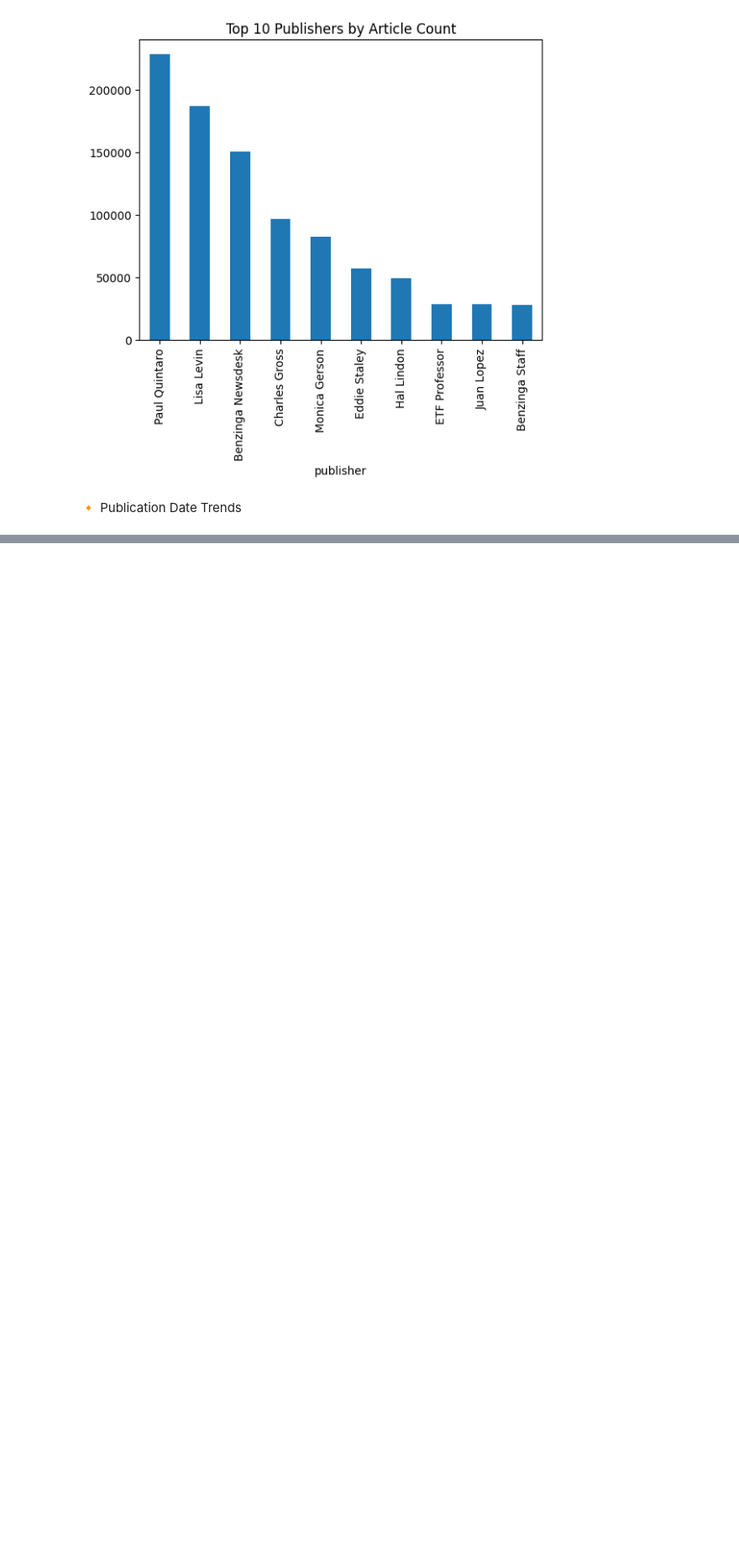
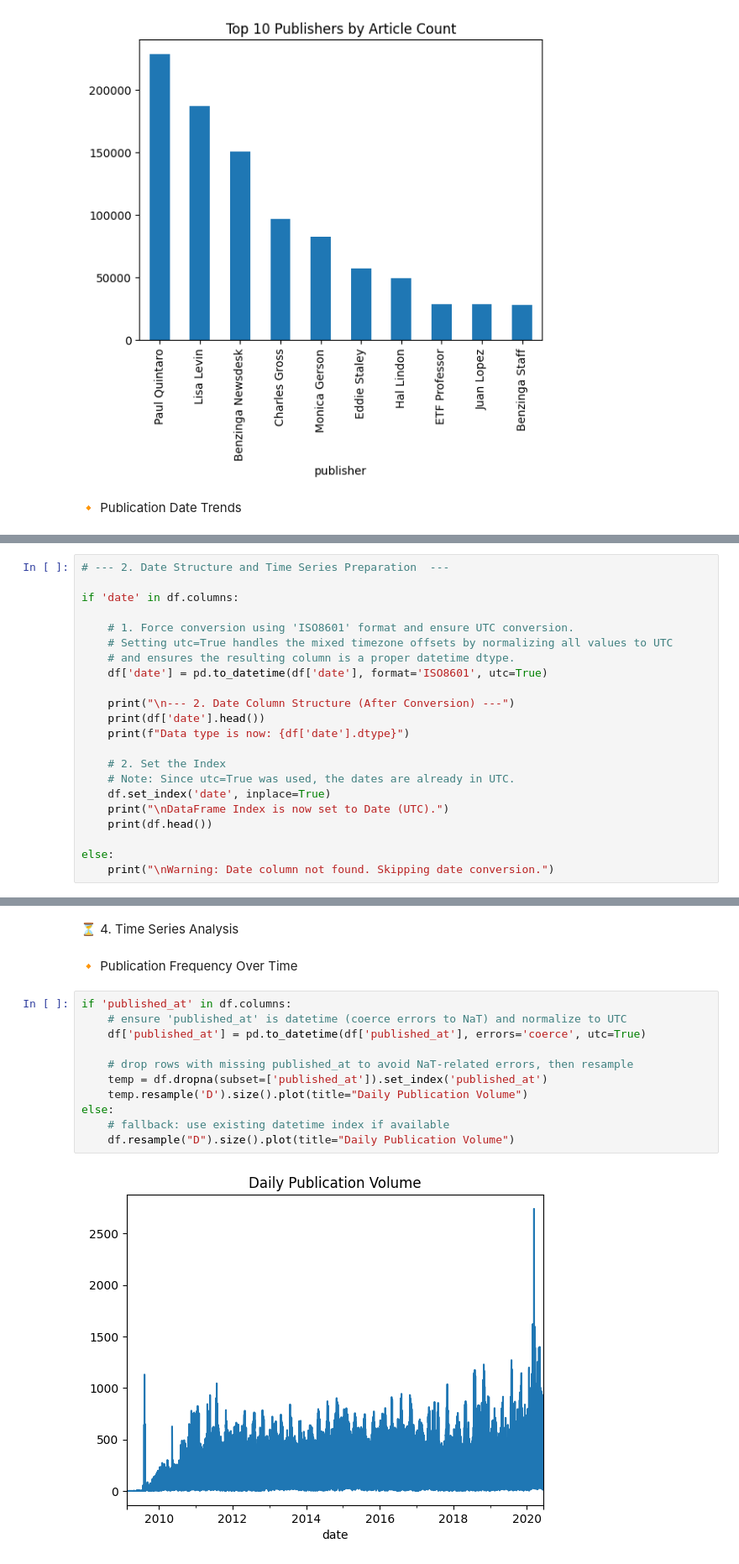
Before and after one commit to elbetel12/Week-1, a Jupyter notebook: notebooks/eda.ipynb, the cells around one changed output, grey strips where cells are left out. Shown: that part at 84% size. Drawn from its saved outputs; the diff is of its cells as text; blank space fills up the shorter version.

```diff
--- a/notebooks/eda.ipynb
+++ b/notebooks/eda.ipynb
@@ -73,0 +123,22 @@ df.dropna(subset=['date']).groupby('date').size().plot(figsize=(10,5), title='Ar
+# %%
+# --- 2. Date Structure and Time Series Preparation  ---
+
+if 'date' in df.columns:
+
+    # 1. Force conversion using 'ISO8601' format and ensure UTC conversion.
+    # Setting utc=True handles the mixed timezone offsets by normalizing all values to UTC
+    # and ensures the resulting column is a proper datetime dtype.
+    df['date'] = pd.to_datetime(df['date'], format='ISO8601', utc=True)
+
+    print("\n--- 2. Date Column Structure (After Conversion) ---")
+    print(df['date'].head())
+    print(f"Data type is now: {df['date'].dtype}")
+
+    # 2. Set the Index
+    # Note: Since utc=True was used, the dates are already in UTC.
+    df.set_index('date', inplace=True)
+    print("\nDataFrame Index is now set to Date (UTC).")
+    print(df.head())
+
+else:
+    print("\nWarning: Date column not found. Skipping date conversion.")
@@ -73,0 +231,17 @@ df.dropna(subset=['date']).groupby('date').size().plot(figsize=(10,5), title='Ar
+# %% [markdown]
+⏳ 4. Time Series Analysis
+# %% [markdown]
+🔸 Publication Frequency Over Time
+# %%
+if 'published_at' in df.columns:
+	# ensure 'published_at' is datetime (coerce errors to NaT) and normalize to UTC
+	df['published_at'] = pd.to_datetime(df['published_at'], errors='coerce', utc=True)
+
+	# drop rows with missing published_at to avoid NaT-related errors, then resample
+	temp = df.dropna(subset=['published_at']).set_index('published_at')
+	temp.resample('D').size().plot(title="Daily Publication Volume")
+else:
+	# fallback: use existing datetime index if available
+	df.resample("D").size().plot(title="Daily Publication Volume")
+# %% [output]
+[figure, added]
```
Also changed, not shown: parts of 14 cells of this notebook, 1 other file.
